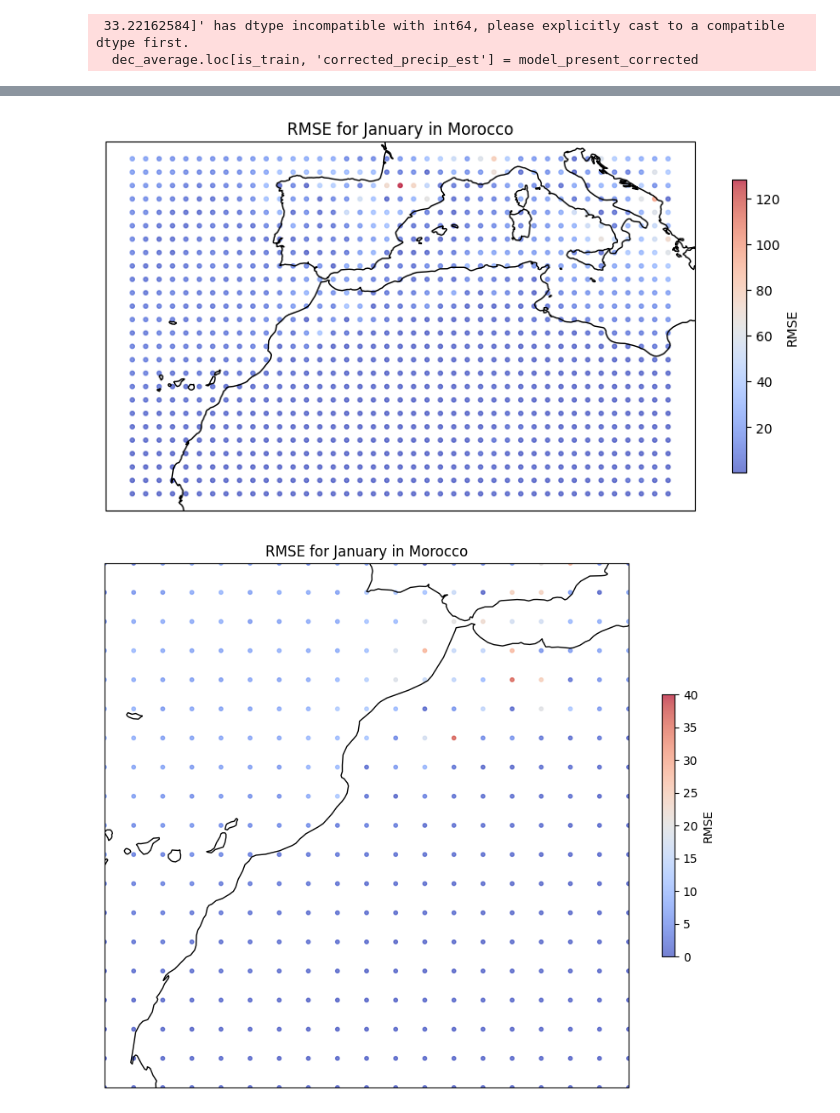
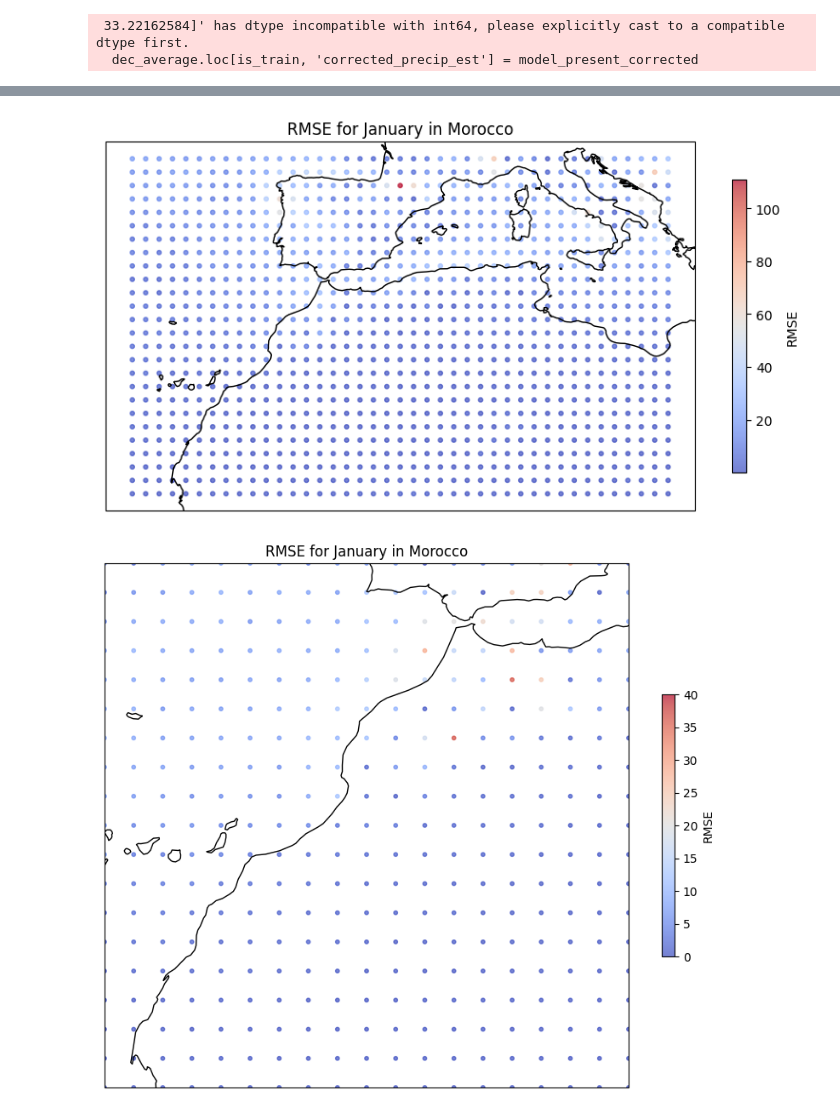
Before and after one commit to Yassmine2020/Precipitations_bias_correction, a Jupyter notebook: QMBC/eQM_grille_V2test_train_split.ipynb, the cells around one changed output, grey strips where cells are left out. Cells and saved outputs as stored; diff of their text form; code cells hidden in the pictures.

```diff
--- a/QMBC/eQM_grille_V2test_train_split.ipynb
+++ b/QMBC/eQM_grille_V2test_train_split.ipynb
@@ -120,32 +149,32 @@ dec_average.loc[test_data.index, 'RMSE'] = np.sqrt((test_data['corrected_precip_
 # %%
 import matplotlib.pyplot as plt
 import cartopy.crs as ccrs
 import pandas as pd
 import seaborn as sns
 
 # Load your data into a DataFrame.
 df = dec_average
 
 # Filter the DataFrame for January and is_train == False.
-january_test_df = df[(df['month'] == 4) & (df['is_train'] == False)]
+january_test_df = df[df['month'] == 5]
 
 # Create a scatter plot using plt.scatter for the lat/lon with the color intensity based on the RMSE.
 plt.figure(figsize=(10, 8))
 ax = plt.axes(projection=ccrs.PlateCarree())
 ax.coastlines()
 
 # You might want to adjust the extent to frame Morocco properly
 # ax.set_extent([left_longitude, right_longitude, bottom_latitude, top_latitude])
 
 scatter = ax.scatter(january_test_df['lon'], january_test_df['lat'],
                      c=january_test_df['RMSE'], cmap='coolwarm',
                      s=10, alpha=0.7, transform=ccrs.PlateCarree())
 
 plt.colorbar(scatter, shrink=0.5, label='RMSE')
 plt.title('RMSE for January in Morocco')
 plt.show()
 # %% [output]
-[figure, old version]
+[figure, new version]
 # %%
 import matplotlib.pyplot as plt
 import cartopy.crs as ccrs
```
Also changed, not shown: parts of 4 cells of this notebook, 1 other file.
